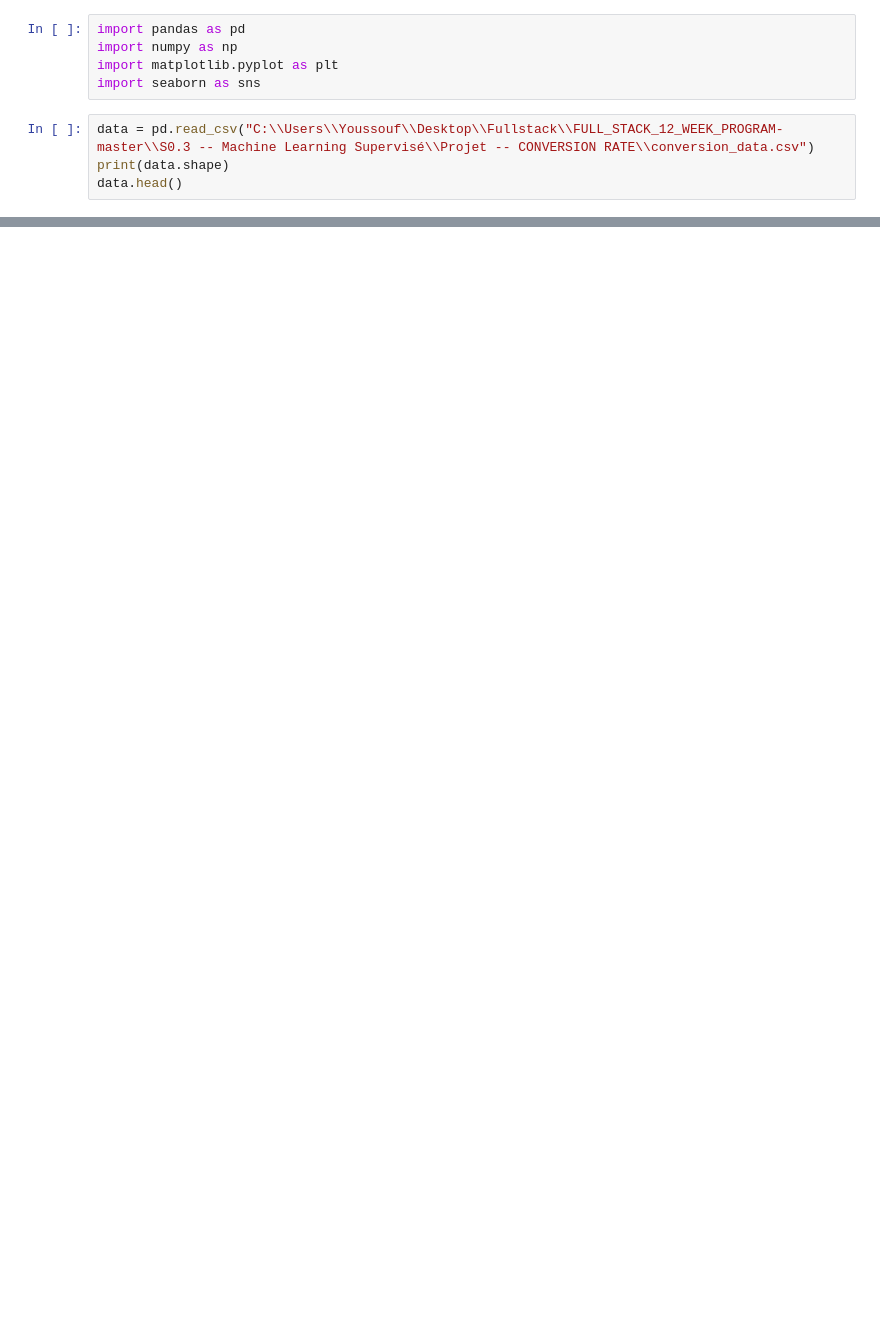
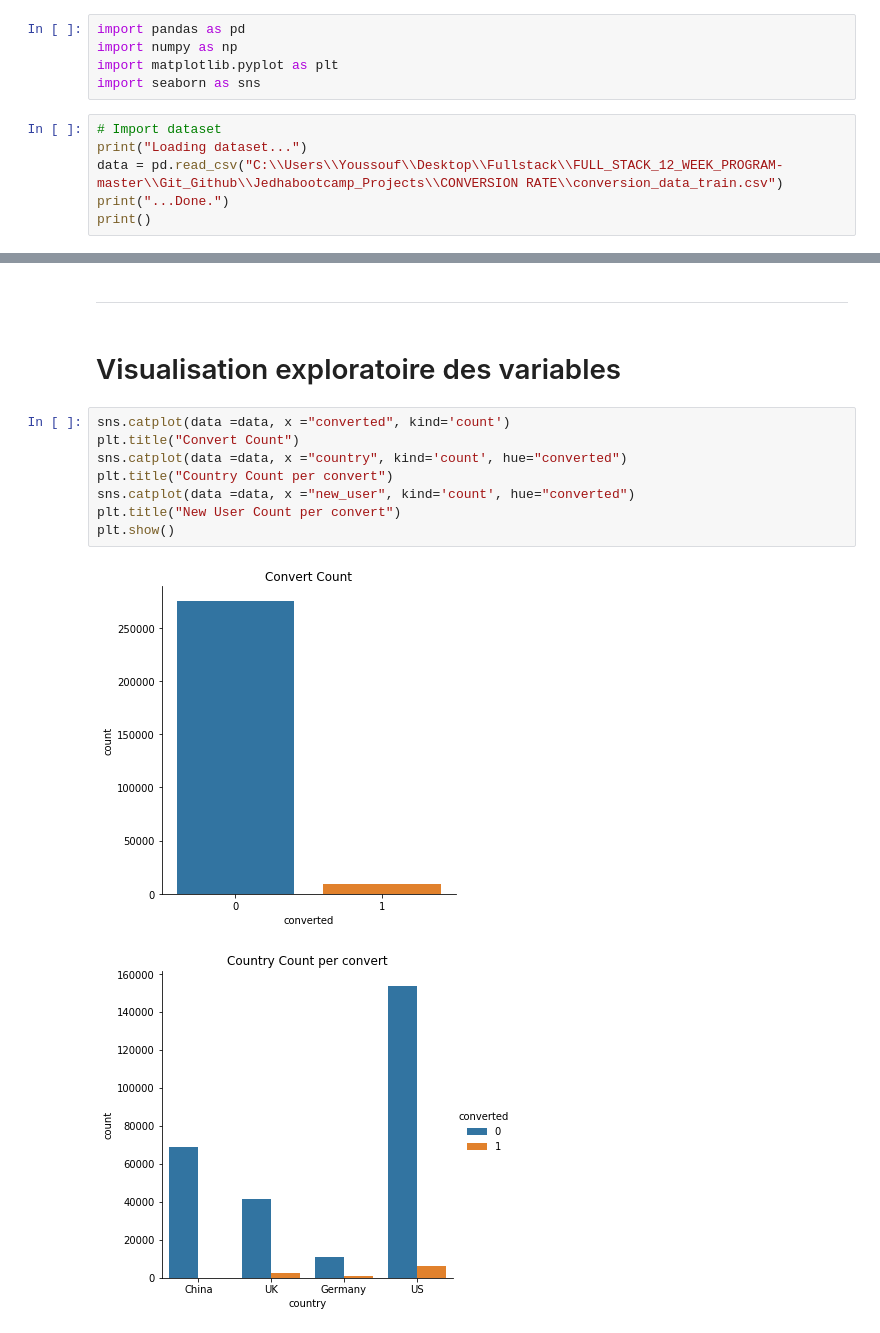
Before and after one commit to DialloYoussouf/Jedhabootcamp_Projects, a Jupyter notebook: CONVERSION RATE/Project_Conversion_Rate_Challenge.ipynb, the cells around one changed output, grey strips where cells are left out. Saved outputs shown, nothing was run; the diff lists cells and outputs as text; blank space fills up the shorter version.

Commit message:
ajout du projet CONVERSION RATE

```diff
--- a/CONVERSION RATE/Project_Conversion_Rate_Challenge.ipynb
+++ b/CONVERSION RATE/Project_Conversion_Rate_Challenge.ipynb
@@ -4,7 +20,9 @@ import numpy as np
 import matplotlib.pyplot as plt
 import seaborn as sns
 # %%
-data = pd.read_csv("C:\\Users\\Youssouf\\Desktop\\Fullstack\\FULL_STACK_12_WEEK_PROGRAM-master\\S0.3 -- Machine Learning Supervisé\\Projet -- CONVERSION RATE\\conversion_data.csv")
-print(data.shape)
-data.head()
+# Import dataset
+print("Loading dataset...")
+data = pd.read_csv("C:\\Users\\Youssouf\\Desktop\\Fullstack\\FULL_STACK_12_WEEK_PROGRAM-master\\Git_Github\\Jedhabootcamp_Projects\\CONVERSION RATE\\conversion_data_train.csv")
+print("...Done.")
+print()
 # %% [output]
@@ -34,0 +106,15 @@ display(desc)
+# %% [markdown]
+---
+# %% [markdown]
+# Visualisation exploratoire des variables
+# %%
+sns.catplot(data =data, x ="converted", kind='count')
+plt.title("Convert Count")
+sns.catplot(data =data, x ="country", kind='count', hue="converted")
+plt.title("Country Count per convert")
+sns.catplot(data =data, x ="new_user", kind='count', hue="converted")
+plt.title("New User Count per convert")
+plt.show()
+# %% [output]
+[figure, added]
+[figure, added]
```
Also changed, not shown: parts of 50 cells of this notebook, 4 other files.
